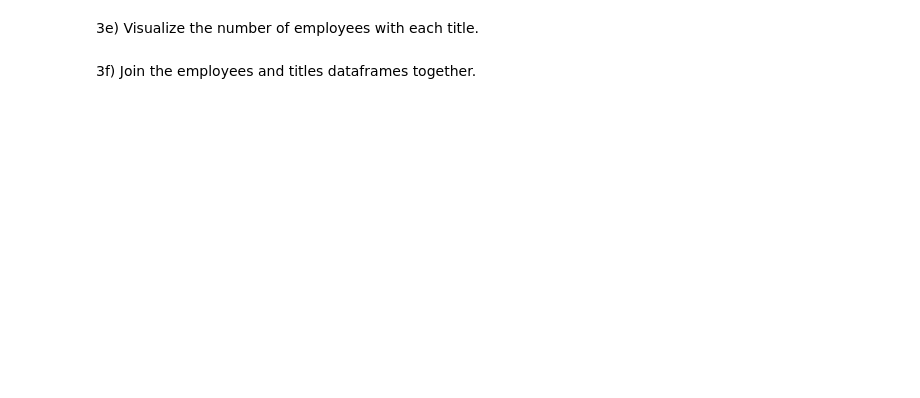
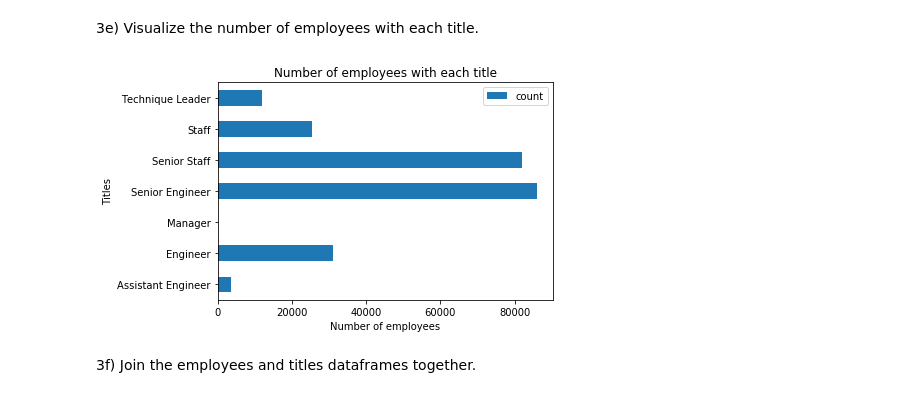
Before and after one commit to gilbert-noriega-ii/numpy-pandas-visualization-exercises, a Jupyter notebook: advanced_dataframes.ipynb, the cells around one changed output. Drawn from its saved outputs; the diff is of its cells as text; code cells hidden in the pictures; blank space fills up the shorter version.

```diff
--- a/advanced_dataframes.ipynb
+++ b/advanced_dataframes.ipynb
@@ -88,4 +57,9 @@ KeyError: 'role_id'
 # %% [markdown]
 3a) Create a function named get_db_url. It should accept a username, hostname, password, and database name and return a url formatted like in the examples in this lesson.
+# %%
+from env import host, username, password
+def get_db_url(un, hst, pw, db):
+    url = (f'mysql+pymysql://{username}:{password}@{host}/{db}')
+    return (url)
 # %% [markdown]
 3b) Use your function to obtain a connection to the employees database.
@@ -96,2 +86,6 @@ Intentionally make an error in your SQL query. What does the error message look
 # %% [markdown]
 3d) Read the employees and titles tables into two separate dataframes
+# %%
+employees = pd.read_sql('SELECT * FROM employees', get_db_url(username, host, password, 'employees'))
+titles = pd.read_sql('SELECT * FROM titles', get_db_url(username, host, password, 'employees'))
+employees
@@ -98,4 +122,15 @@ Intentionally make an error in your SQL query. What does the error message look
 # %% [markdown]
 3e) Visualize the number of employees with each title.
+# %%
+import matplotlib.pyplot as plt
+current_titles = titles[titles['to_date'] >= pd.to_datetime('today')]
+counting_cur_titles = current_titles.groupby('title').emp_no.agg(['count'])
+counting_cur_titles.plot.barh()
+plt.title('Number of employees with each title')
+plt.ylabel('Titles')
+plt.xlabel('Number of employees')
+plt.show()
+# %% [output]
+[figure, added]
 # %% [markdown]
 3f) Join the employees and titles dataframes together.
```
Also changed, not shown: parts of 23 cells of this notebook.
